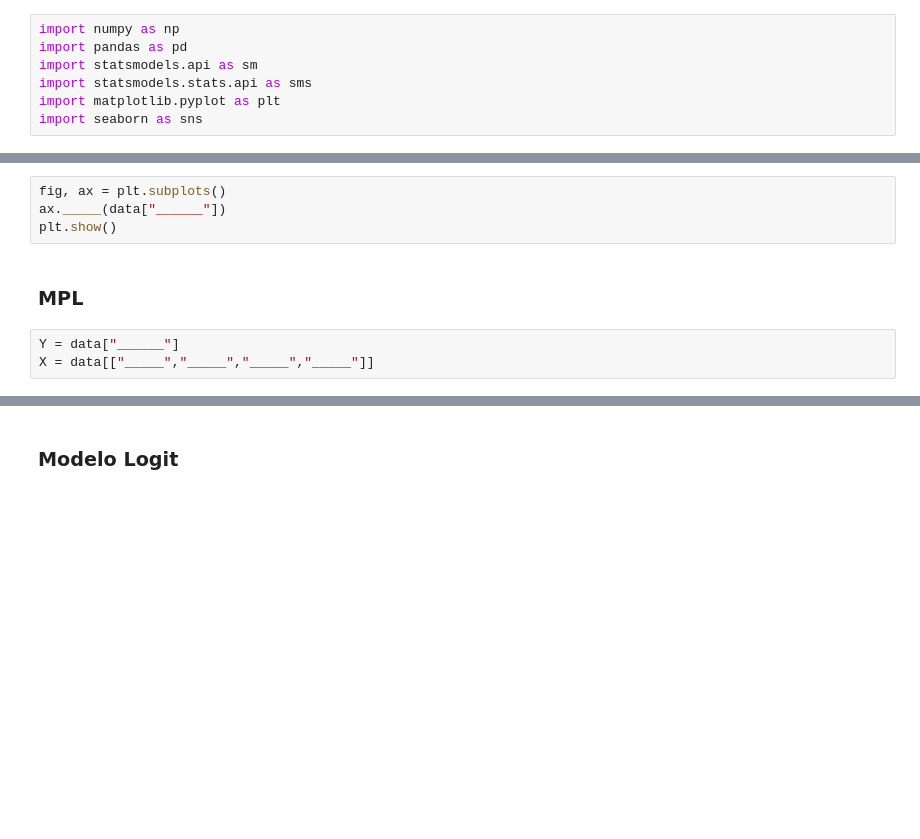
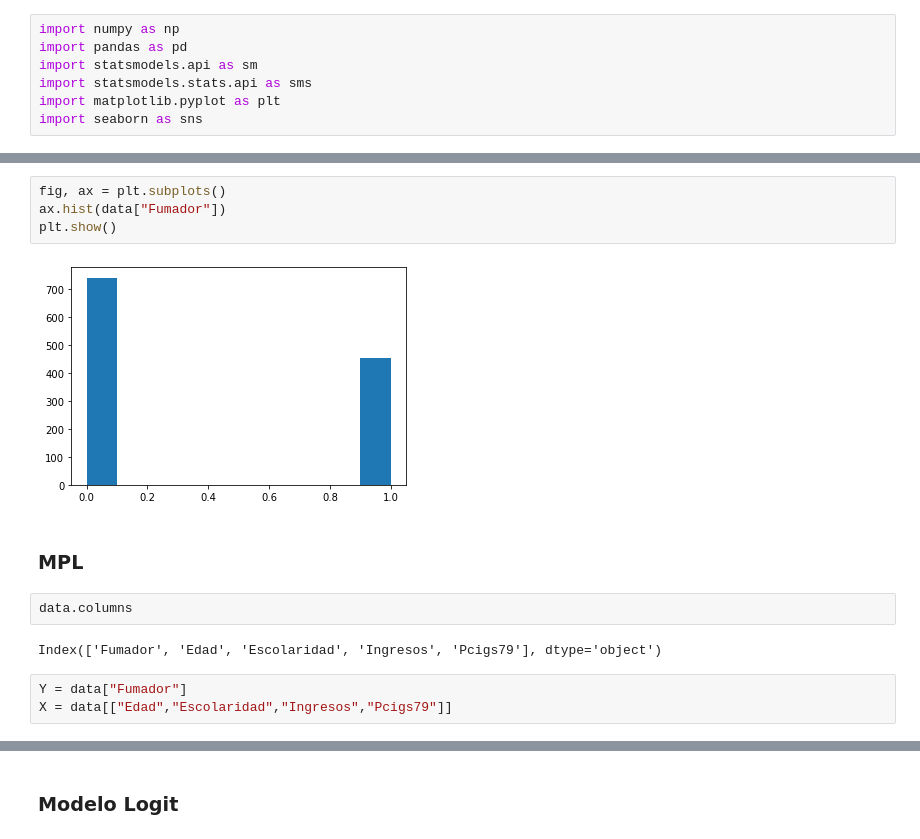
Before and after one commit to JuanAcevedoEcon/Econometria-basica-con-Python, a Jupyter notebook: Scripts/(6) Logit Probit MLP.ipynb, the cells around one changed output, grey strips where cells are left out. Saved outputs shown, nothing was run; the diff lists cells and outputs as text; blank space fills up the shorter version.

```diff
--- a/Scripts/(6) Logit Probit MLP.ipynb
+++ b/Scripts/(6) Logit Probit MLP.ipynb
@@ -15,10 +37,16 @@ plt.show()
 # %%
 fig, ax = plt.subplots()
-ax._____(data["______"])
+ax.hist(data["Fumador"])
 plt.show()
+# %% [output]
+[figure, added]
 # %% [markdown]
 ### MPL
-# %%
-Y = data["______"]
-X = data[["_____","_____","_____","_____"]]
+# %%
+data.columns
+# %% [output]
+Index(['Fumador', 'Edad', 'Escolaridad', 'Ingresos', 'Pcigs79'], dtype='object')
+# %%
+Y = data["Fumador"]
+X = data[["Edad","Escolaridad","Ingresos","Pcigs79"]]
 # %%
```
Also changed, not shown: parts of 27 cells of this notebook, 1 other file.
